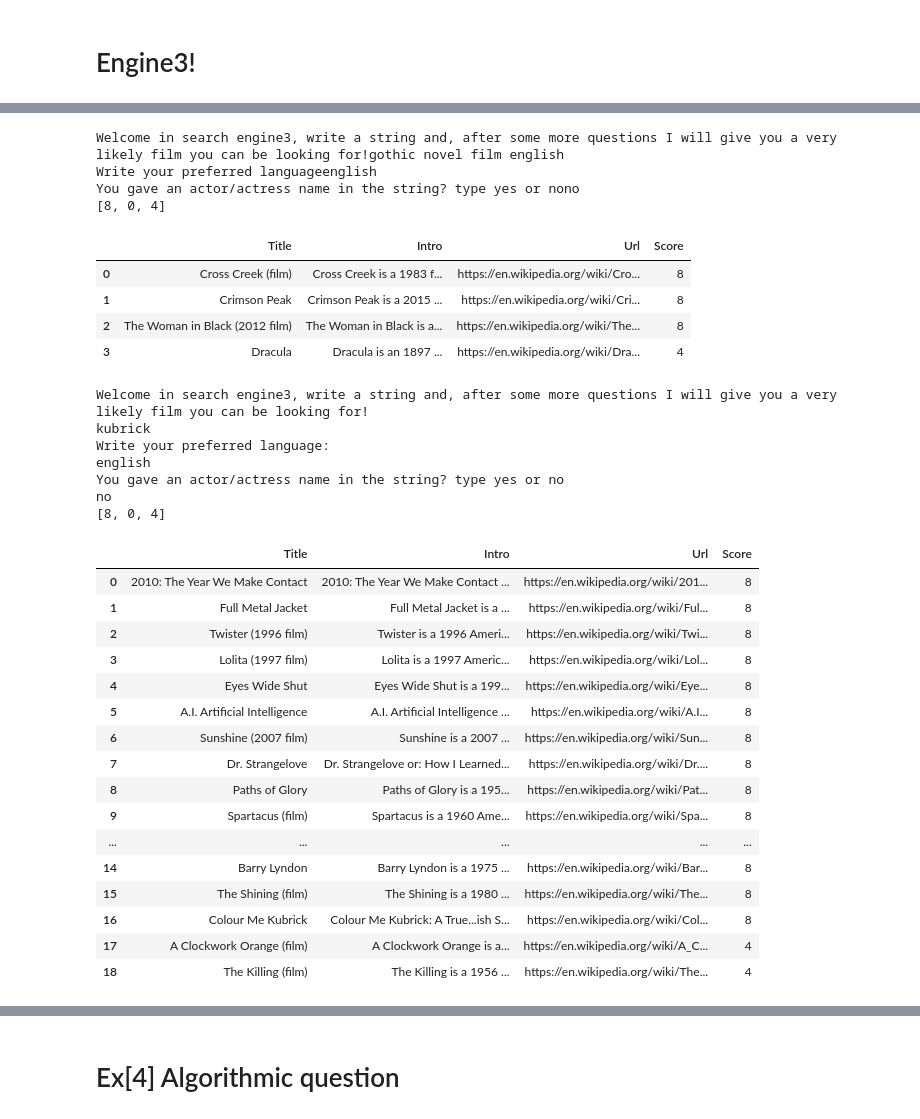
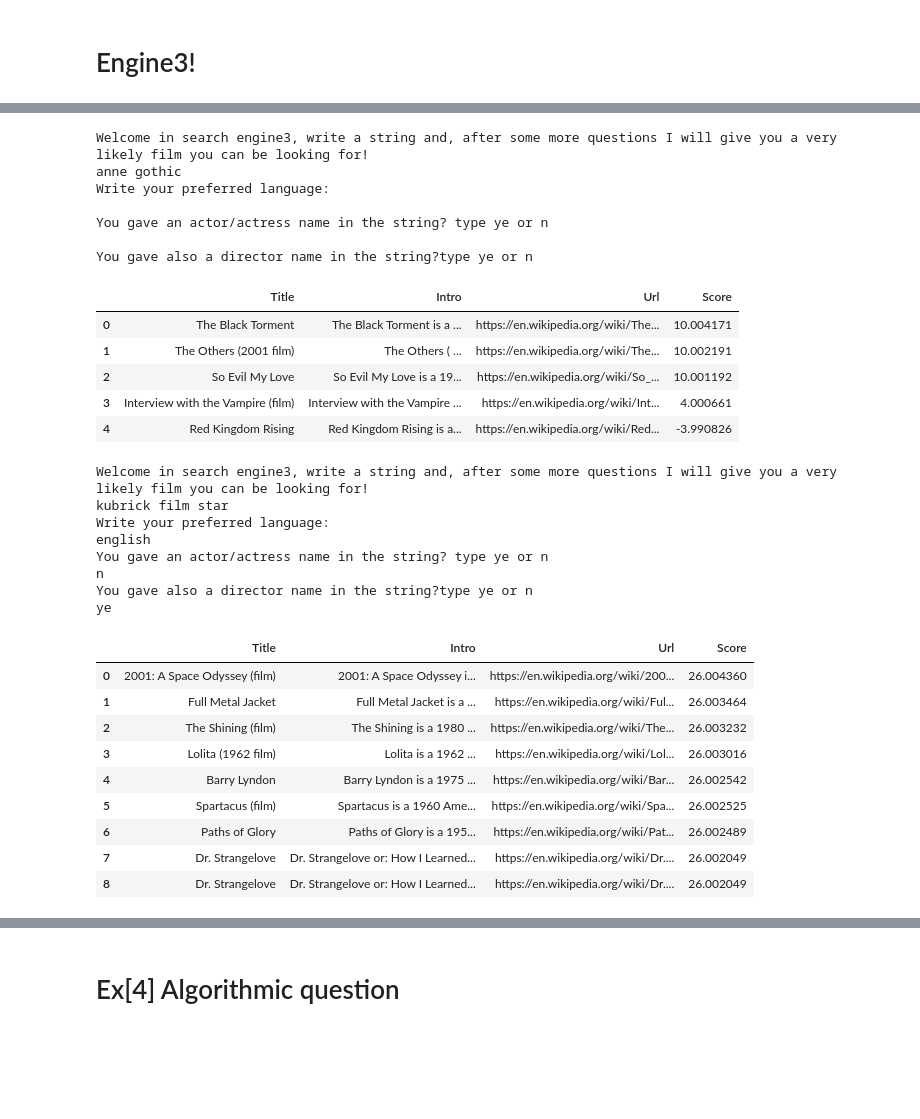
Before and after one commit to Debodeep94/ADM_HW3_Which_movie_to_watch, a Jupyter notebook: main.ipynb, the cells around one changed output, grey strips where cells are left out. Cells and saved outputs as stored; diff of their text form; code cells hidden in the pictures; blank space fills up the shorter version.

```diff
--- a/main.ipynb
+++ b/main.ipynb
@@ -974,8 +1004,9 @@ def tf(word, doc):
     return doc.count(word) / len(doc)
 y = list(input('Welcome in search engine3, write a string and, after some more questions I will give you a very likely film you can be looking for!\n').split())
 z = input('Write your preferred language: \n')
-x = input('You gave an actor/actress name in the string? type yes or no \n')
-def searchengine3(y, z, x):
+x = input('You gave an actor/actress name in the string? type ye or n \n')
+d = input('You gave also a director name in the string?type ye or n \n')
+def searchengine3(y, z, x, d):
     if not y:
         return print("You should must give me the string, errrrrrrror")
     for i in range(len(y)):
@@ -1005,14 +1036,15 @@ def searchengine3(y, z, x):
         else:
             dict_score = {}
             score_list = []
-            Threshold  = 2
+            Threshold  = 8
             k_limit = 12
             #print(final_values)
             for doc in final_values:
                 #score_function is the function I create and used to give points to every film
                 x = preprocess(x)
                 z = preprocess(z)
-                score = score_function(doc, y, z, x)
+                d = preprocess(d)
+                score = score_function(doc, y, z, x, d)
                # print(score)
                 if score not in dict_score:
                     dict_score[score]=[doc]
@@ -1020,7 +1052,7 @@ def searchengine3(y, z, x):
                 else:
                     dict_score[score].append(doc)
             score_list = list(set(score_list))
-            print(score_list)
+            #print(dict_score)
             best = hq.nlargest(Threshold, score_list)
             k = 0
             #print(best)
@@ -1048,7 +1080,7 @@ def searchengine3(y, z, x):
             return megaDataframe
 
 
-A = searchengine3(y, z, x)
+A = searchengine3(y, z, x, d)
 A
 # %% [output]
 Welcome in search engine3, write a string and, after some more questions I will give you a very likely film you can be looking for!
@@ -1074,48 +1103,48 @@ yes
 # %%
 y = list(input('Welcome in search engine3, write a string and, after some more questions I will give you a very likely film you can be looking for!\n').split())
 z = input('Write your preferred language: \n')
-x = input('You gave an actor/actress name in the string? type yes or no \n')
-searchengine3(y, z, x)
+x = input('You gave an actor/actress name in the string? type ye or n \n')
+d = input('You gave also a director name in the string?type ye or n \n')
+searchengine3(y, z, x, d)
 # %% [output]
-Welcome in search engine3, write a string and, after some more questions I will give you a very likely film you can be looking for!gothic novel film english
-Write your preferred languageenglish
-You gave an actor/actress name in the string? type yes or nono
-[8, 0, 4]
+Welcome in search engine3, write a string and, after some more questions I will give you a very likely film you can be looking for!
+anne gothic
+Write your preferred language:
+
+You gave an actor/actress name in the string? type ye or n
+
+You gave also a director name in the string?type ye or n
 |  | Title | Intro | Url | Score |
-| 0 | Cross Creek (film) | Cross Creek is a 1983 f... | https://en.wikipedia.org/wiki/Cro... | 8 |
-| 1 | Crimson Peak | Crimson Peak is a 2015 ... | https://en.wikipedia.org/wiki/Cri... | 8 |
-| 2 | The Woman in Black (2012 film) | The Woman in Black is a... | https://en.wikipedia.org/wiki/The... | 8 |
-| 3 | Dracula | Dracula is an 1897 ... | https://en.wikipedia.org/wiki/Dra... | 4 |
+| 0 | The Black Torment | The Black Torment is a ... | https://en.wikipedia.org/wiki/The... | 10.004171 |
+| 1 | The Others (2001 film) | The Others ( ... | https://en.wikipedia.org/wiki/The... | 10.002191 |
+| 2 | So Evil My Love | So Evil My Love is a 19... | https://en.wikipedia.org/wiki/So_... | 10.001192 |
+| 3 | Interview with the Vampire (film) | Interview with the Vampire ... | https://en.wikipedia.org/wiki/Int... | 4.000661 |
+| 4 | Red Kingdom Rising | Red Kingdom Rising is a... | https://en.wikipedia.org/wiki/Red... | -3.990826 |
 # %%
 y = list(input('Welcome in search engine3, write a string and, after some more questions I will give you a very likely film you can be looking for!\n').split())
 z = input('Write your preferred language: \n')
-x = input('You gave an actor/actress name in the string? type yes or no \n')
-searchengine3(y, z, x)
+x = input('You gave an actor/actress name in the string? type ye or n \n')
+d = input('You gave also a director name in the string?type ye or n \n')
+searchengine3(y, z, x, d)
 # %% [output]
 Welcome in search engine3, write a string and, after some more questions I will give you a very likely film you can be looking for!
-kubrick
+kubrick film star
 Write your preferred language:
 english
-You gave an actor/actress name in the string? type yes or no
-no
-[8, 0, 4]
+You gave an actor/actress name in the string? type ye or n
+n
+You gave also a director name in the string?type ye or n
+ye
 |  | Title | Intro | Url | Score |
-| 0 | 2010: The Year We Make Contact | 2010: The Year We Make Contact ... | https://en.wikipedia.org/wiki/201... | 8 |
-| 1 | Full Metal Jacket | Full Metal Jacket is a ... | https://en.wikipedia.org/wiki/Ful... | 8 |
-| 2 | Twister (1996 film) | Twister is a 1996 Ameri... | https://en.wikipedia.org/wiki/Twi... | 8 |
-| 3 | Lolita (1997 film) | Lolita is a 1997 Americ... | https://en.wikipedia.org/wiki/Lol... | 8 |
-| 4 | Eyes Wide Shut | Eyes Wide Shut is a 199... | https://en.wikipedia.org/wiki/Eye... | 8 |
-| 5 | A.I. Artificial Intelligence | A.I. Artificial Intelligence ... | https://en.wikipedia.org/wiki/A.I... | 8 |
-| 6 | Sunshine (2007 film) | Sunshine is a 2007 ... | https://en.wikipedia.org/wiki/Sun... | 8 |
-| 7 | Dr. Strangelove | Dr. Strangelove or: How I Learned... | https://en.wikipedia.org/wiki/Dr.... | 8 |
-| 8 | Paths of Glory | Paths of Glory is a 195... | https://en.wikipedia.org/wiki/Pat... | 8 |
-| 9 | Spartacus (film) | Spartacus is a 1960 Ame... | https://en.wikipedia.org/wiki/Spa... | 8 |
-| ... | ... | ... | ... | ... |
-| 14 | Barry Lyndon | Barry Lyndon is a 1975 ... | https://en.wikipedia.org/wiki/Bar... | 8 |
-| 15 | The Shining (film) | The Shining is a 1980 ... | https://en.wikipedia.org/wiki/The... | 8 |
-| 16 | Colour Me Kubrick | Colour Me Kubrick: A True...ish S... | https://en.wikipedia.org/wiki/Col... | 8 |
-| 17 | A Clockwork Orange (film) | A Clockwork Orange is a... | https://en.wikipedia.org/wiki/A_C... | 4 |
-| 18 | The Killing (film) | The Killing is a 1956 ... | https://en.wikipedia.org/wiki/The... | 4 |
+| 0 | 2001: A Space Odyssey (film) | 2001: A Space Odyssey i... | https://en.wikipedia.org/wiki/200... | 26.004360 |
+| 1 | Full Metal Jacket | Full Metal Jacket is a ... | https://en.wikipedia.org/wiki/Ful... | 26.003464 |
+| 2 | The Shining (film) | The Shining is a 1980 ... | https://en.wikipedia.org/wiki/The... | 26.003232 |
+| 3 | Lolita (1962 film) | Lolita is a 1962 ... | https://en.wikipedia.org/wiki/Lol... | 26.003016 |
+| 4 | Barry Lyndon | Barry Lyndon is a 1975 ... | https://en.wikipedia.org/wiki/Bar... | 26.002542 |
+| 5 | Spartacus (film) | Spartacus is a 1960 Ame... | https://en.wikipedia.org/wiki/Spa... | 26.002525 |
+| 6 | Paths of Glory | Paths of Glory is a 195... | https://en.wikipedia.org/wiki/Pat... | 26.002489 |
+| 7 | Dr. Strangelove | Dr. Strangelove or: How I Learned... | https://en.wikipedia.org/wiki/Dr.... | 26.002049 |
+| 8 | Dr. Strangelove | Dr. Strangelove or: How I Learned... | https://en.wikipedia.org/wiki/Dr.... | 26.002049 |
 # %%
 y = list(input('Welcome in search engine3, write a string and, after some more questions I will give you a very likely film you can be looking for!\n').split())
 z = input('Write your preferred language: \n')
```
Also changed, not shown: parts of 4 cells of this notebook.
